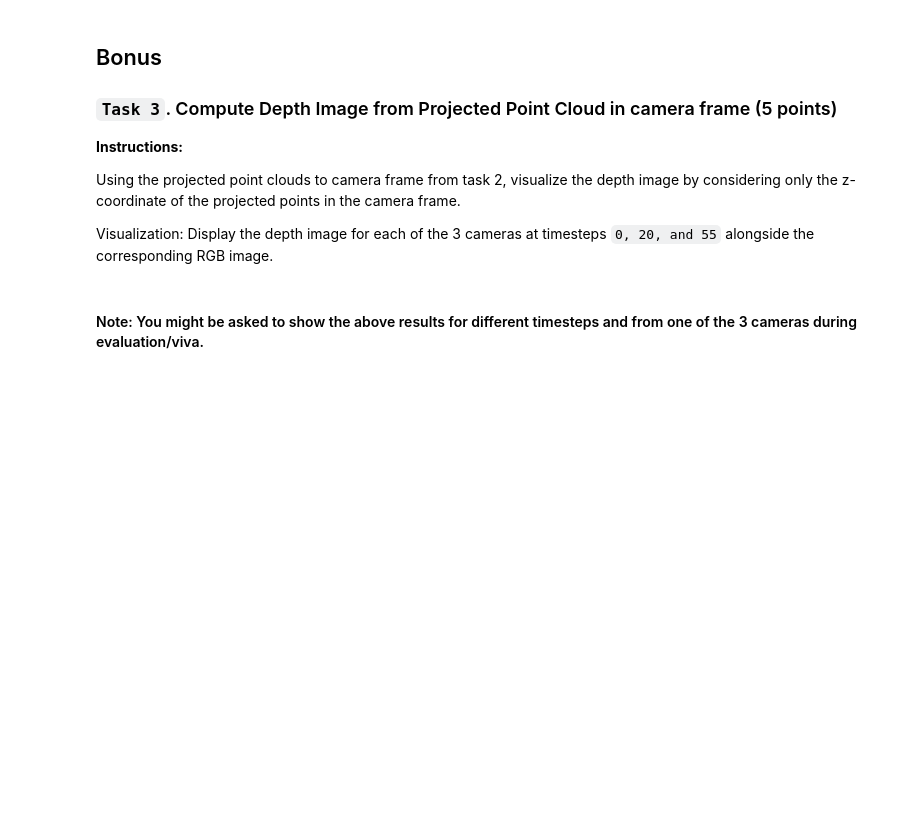
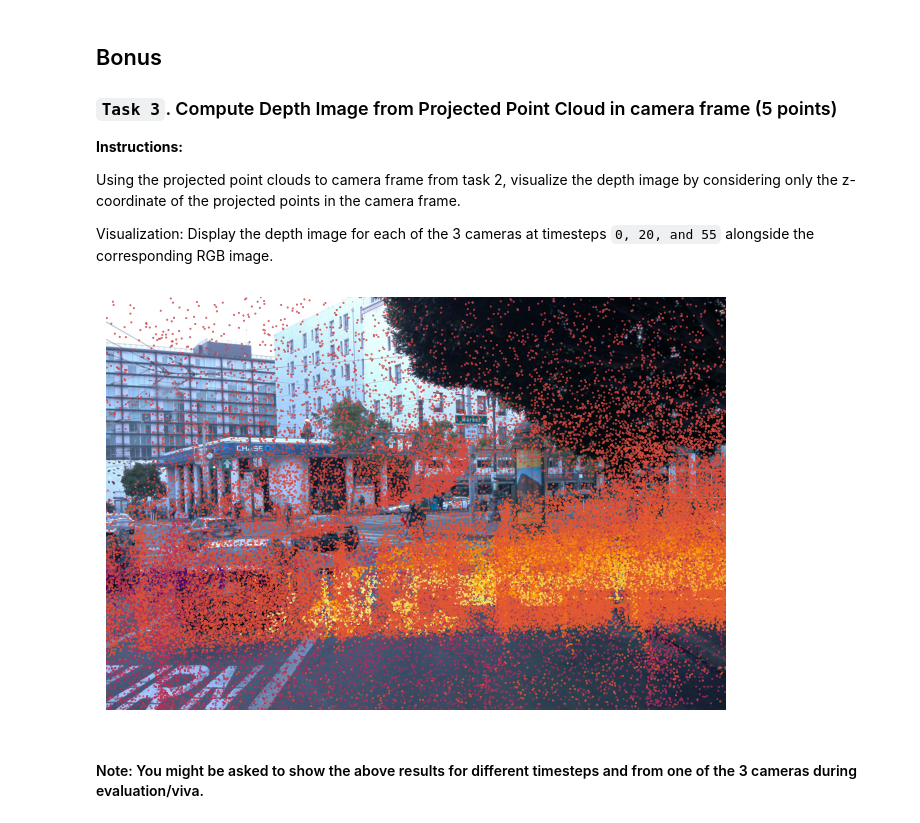
Before and after one commit to ihsingh2/mr-assignments, a Jupyter notebook: MR24_Assignment_1.ipynb, the cells around one changed output. Saved outputs shown, nothing was run; the diff lists cells and outputs as text; code cells hidden in the pictures; blank space fills up the shorter version.

```diff
--- a/MR24_Assignment_1.ipynb
+++ b/MR24_Assignment_1.ipynb
@@ -273,44 +273,45 @@ def image_projection(points, intrinsic, image_height, image_width):
     image_points = np.rint(image_points).astype(int)
     in_range_mask = (
         (0 <= image_points[:, 0]) & (image_points[:, 0] < image_height) &
-        (0 <= image_points[:, 1]) & (image_points[:, 1] < image_width) &
-        (0 <= image_points[:, 2])
+        (0 <= image_points[:, 1]) & (image_points[:, 1] < image_width)
     )
     image_points_masked = image_points[in_range_mask]
     return image_points_masked
 
 def visualize_projection(image, image_points, sample_fraction=0.05, marker_size=0.2):
     plt.figure(figsize=(8,6))
     sample_size = int(sample_fraction * image_points.shape[0])
     sample_indices = np.random.choice(image_points.shape[0], size=sample_size, replace=False)
     sampled_image_points = image_points[sample_indices]
     plt.imshow(image)
     plt.axis('off')
     plt.scatter(sampled_image_points[:, 1], sampled_image_points[:, 0], c=sampled_image_points[:, 2], s=marker_size, cmap='inferno')
     plt.show()
 
 timestep = 0
 camera = 0
 
 ego_transformation = read_ego2world_transformation(timestep)
 all_points_transformed = apply_inverse_transformation(all_points, ego_transformation)
 
 camera_transformation = read_cam2ego_transformation(camera)
 all_points_transformed = apply_inverse_transformation(all_points_transformed, camera_transformation)
 
 waymo_to_cv = np.array([
-    [0.0, -1.0, 0.0, 0.0],
-    [0.0, 0.0, -1.0, 0.0],
-    [1.0, 0.0, 0.0, 0.0],
-    [0.0, 0.0, 0.0, 1.0]
+    [ 0.0,  0.0,  1.0,  0.0],
+    [-1.0,  0.0,  0.0,  0.0],
+    [ 0.0, -1.0,  0.0,  0.0],
+    [ 0.0,  0.0,  0.0,  1.0]
 ], dtype=np.float32)
 all_points_transformed = apply_transformation(all_points_transformed, waymo_to_cv)
 
 intrinsic = read_intrinsic(camera)
 image = read_image(timestep, camera)
 image_points = image_projection(all_points_transformed, intrinsic, image.shape[0], image.shape[1])
 
 visualize_projection(image, image_points)
+# %% [output]
+[figure, added]
 # %% [markdown]
 #### Note: You might be asked to show the above results for different timesteps and from one of the 3 cameras during evaluation/viva.
 # %% [markdown]
```
Also changed, not shown: parts of 5 cells of this notebook.
